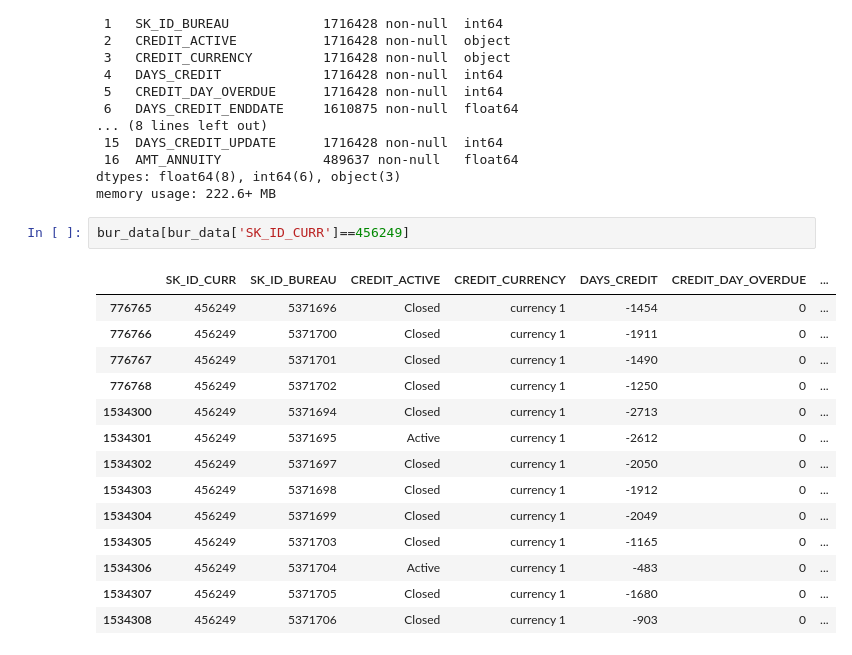
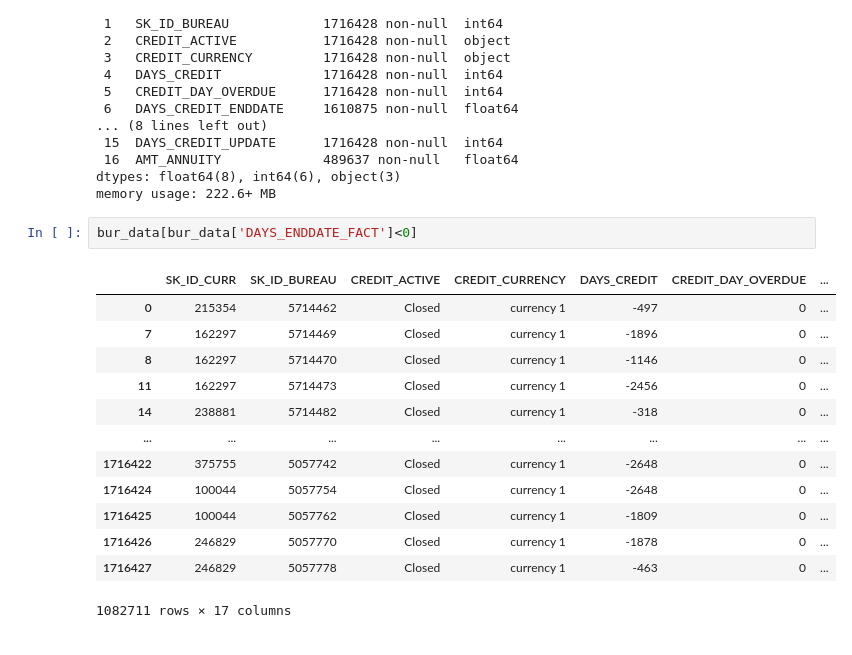
Before and after one commit to harirm85/Hari_ML_workshop, a Jupyter notebook: EDA1.ipynb, the cells around one changed output. Cells and saved outputs as stored; diff of their text form.

```diff
--- a/EDA1.ipynb
+++ b/EDA1.ipynb
@@ -62,20 +62,19 @@ Data columns (total 17 columns):
 dtypes: float64(8), int64(6), object(3)
 memory usage: 222.6+ MB
 # %%
-bur_data[bur_data['SK_ID_CURR']==456249]
+bur_data[bur_data['DAYS_ENDDATE_FACT']<0]
 # %% [output]
 |  | SK_ID_CURR | SK_ID_BUREAU | CREDIT_ACTIVE | CREDIT_CURRENCY | DAYS_CREDIT | CREDIT_DAY_OVERDUE | ... |
-| 776765 | 456249 | 5371696 | Closed | currency 1 | -1454 | 0 | ... |
-| 776766 | 456249 | 5371700 | Closed | currency 1 | -1911 | 0 | ... |
-| 776767 | 456249 | 5371701 | Closed | currency 1 | -1490 | 0 | ... |
-| 776768 | 456249 | 5371702 | Closed | currency 1 | -1250 | 0 | ... |
-| 1534300 | 456249 | 5371694 | Closed | currency 1 | -2713 | 0 | ... |
-| 1534301 | 456249 | 5371695 | Active | currency 1 | -2612 | 0 | ... |
-| 1534302 | 456249 | 5371697 | Closed | currency 1 | -2050 | 0 | ... |
-| 1534303 | 456249 | 5371698 | Closed | currency 1 | -1912 | 0 | ... |
-| 1534304 | 456249 | 5371699 | Closed | currency 1 | -2049 | 0 | ... |
-| 1534305 | 456249 | 5371703 | Closed | currency 1 | -1165 | 0 | ... |
-| 1534306 | 456249 | 5371704 | Active | currency 1 | -483 | 0 | ... |
-| 1534307 | 456249 | 5371705 | Closed | currency 1 | -1680 | 0 | ... |
-| 1534308 | 456249 | 5371706 | Closed | currency 1 | -903 | 0 | ... |
+| 0 | 215354 | 5714462 | Closed | currency 1 | -497 | 0 | ... |
+| 7 | 162297 | 5714469 | Closed | currency 1 | -1896 | 0 | ... |
+| 8 | 162297 | 5714470 | Closed | currency 1 | -1146 | 0 | ... |
+| 11 | 162297 | 5714473 | Closed | currency 1 | -2456 | 0 | ... |
+| 14 | 238881 | 5714482 | Closed | currency 1 | -318 | 0 | ... |
+| ... | ... | ... | ... | ... | ... | ... | ... |
+| 1716422 | 375755 | 5057742 | Closed | currency 1 | -2648 | 0 | ... |
+| 1716424 | 100044 | 5057754 | Closed | currency 1 | -2648 | 0 | ... |
+| 1716425 | 100044 | 5057762 | Closed | currency 1 | -1809 | 0 | ... |
+| 1716426 | 246829 | 5057770 | Closed | currency 1 | -1878 | 0 | ... |
+| 1716427 | 246829 | 5057778 | Closed | currency 1 | -463 | 0 | ... |
+1082711 rows × 17 columns
 # %%
```
Also changed, not shown: parts of 4 cells of this notebook.
